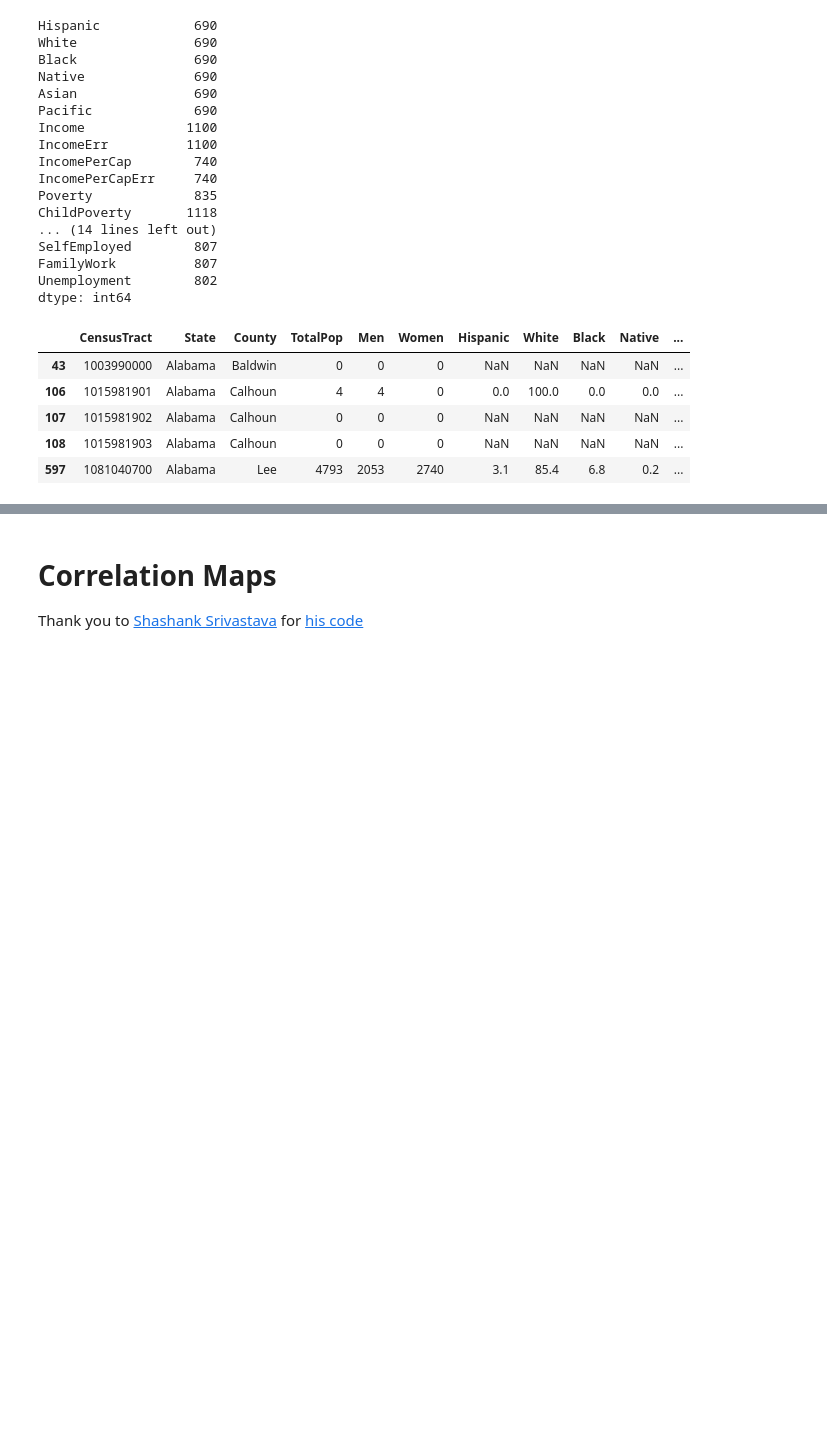
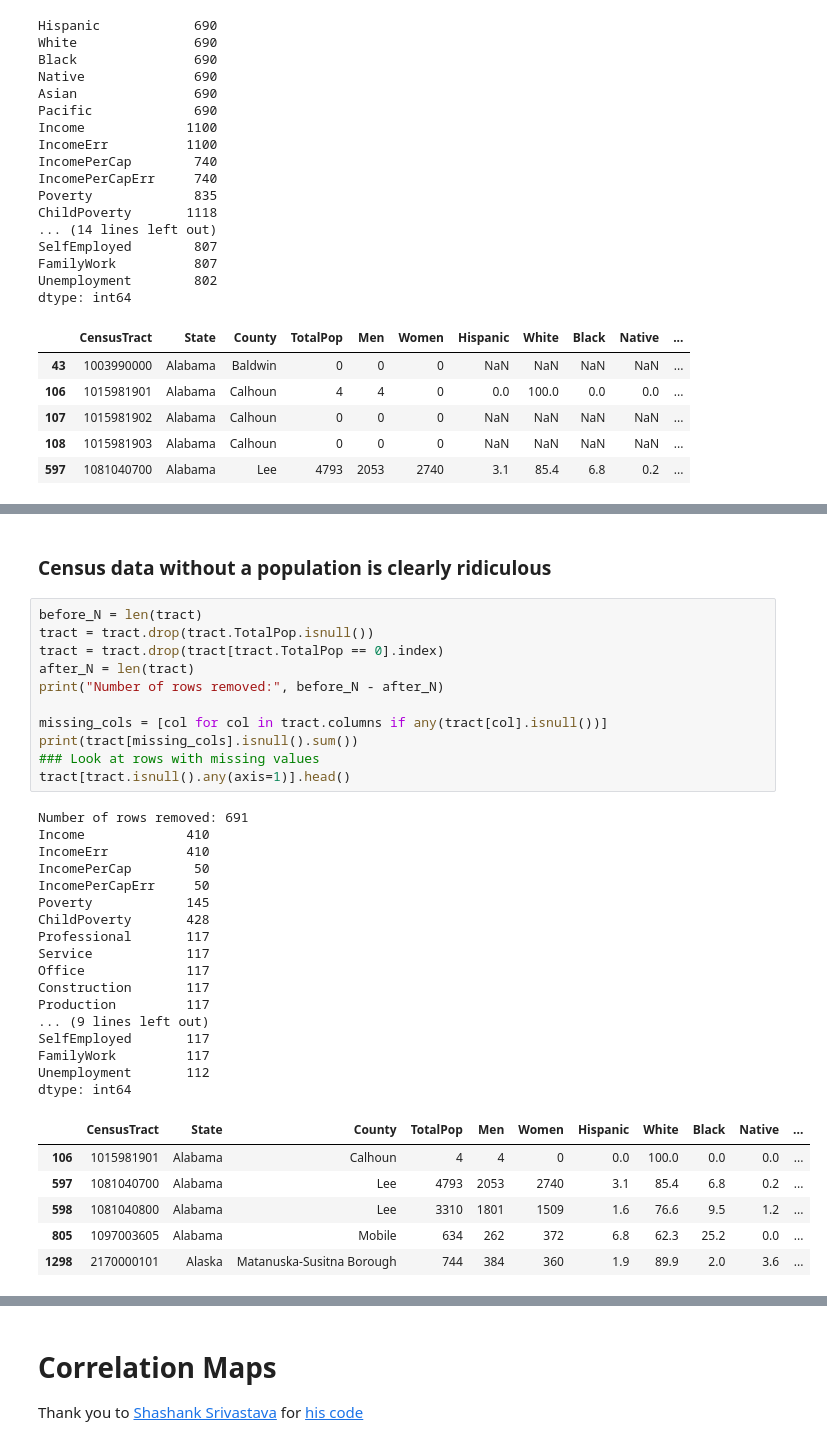
Before and after one commit to pstetz/Kaggle, a Jupyter notebook: in_progress/census/general_focus.ipynb, the cells around one changed output, grey strips where cells are left out. Saved outputs shown, nothing was run; the diff lists cells and outputs as text; blank space fills up the shorter version.

```diff
--- a/in_progress/census/general_focus.ipynb
+++ b/in_progress/census/general_focus.ipynb
@@ -116,0 +107,37 @@ Number of cols removed: 584
+# %% [markdown]
+### Census data without a population is clearly ridiculous
+# %%
+before_N = len(tract)
+tract = tract.drop(tract.TotalPop.isnull())
+tract = tract.drop(tract[tract.TotalPop == 0].index)
+after_N = len(tract)
+print("Number of rows removed:", before_N - after_N)
+
+missing_cols = [col for col in tract.columns if any(tract[col].isnull())]
+print(tract[missing_cols].isnull().sum())
+### Look at rows with missing values
+tract[tract.isnull().any(axis=1)].head()
+# %% [output]
+Number of rows removed: 691
+Income             410
+IncomeErr          410
+IncomePerCap        50
+IncomePerCapErr     50
+Poverty            145
+ChildPoverty       428
+Professional       117
+Service            117
+Office             117
+Construction       117
+Production         117
+... (9 lines left out)
+SelfEmployed       117
+FamilyWork         117
+Unemployment       112
+dtype: int64
+|  | CensusTract | State | County | TotalPop | Men | Women | Hispanic | White | Black | Native | ... |
+| 106 | 1015981901 | Alabama | Calhoun | 4 | 4 | 0 | 0.0 | 100.0 | 0.0 | 0.0 | ... |
+| 597 | 1081040700 | Alabama | Lee | 4793 | 2053 | 2740 | 3.1 | 85.4 | 6.8 | 0.2 | ... |
+| 598 | 1081040800 | Alabama | Lee | 3310 | 1801 | 1509 | 1.6 | 76.6 | 9.5 | 1.2 | ... |
+| 805 | 1097003605 | Alabama | Mobile | 634 | 262 | 372 | 6.8 | 62.3 | 25.2 | 0.0 | ... |
+| 1298 | 2170000101 | Alaska | Matanuska-Susitna Borough | 744 | 384 | 360 | 1.9 | 89.9 | 2.0 | 3.6 | ... |
```
Also changed, not shown: parts of 5 cells of this notebook, 3 other files.
